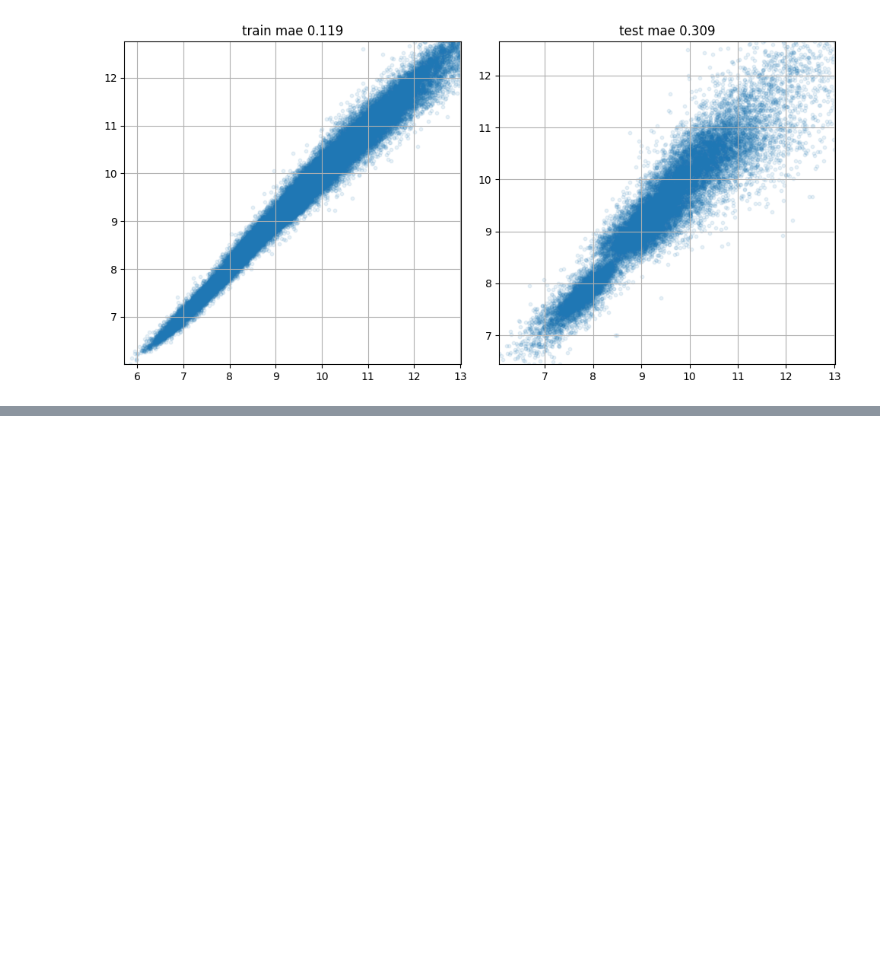
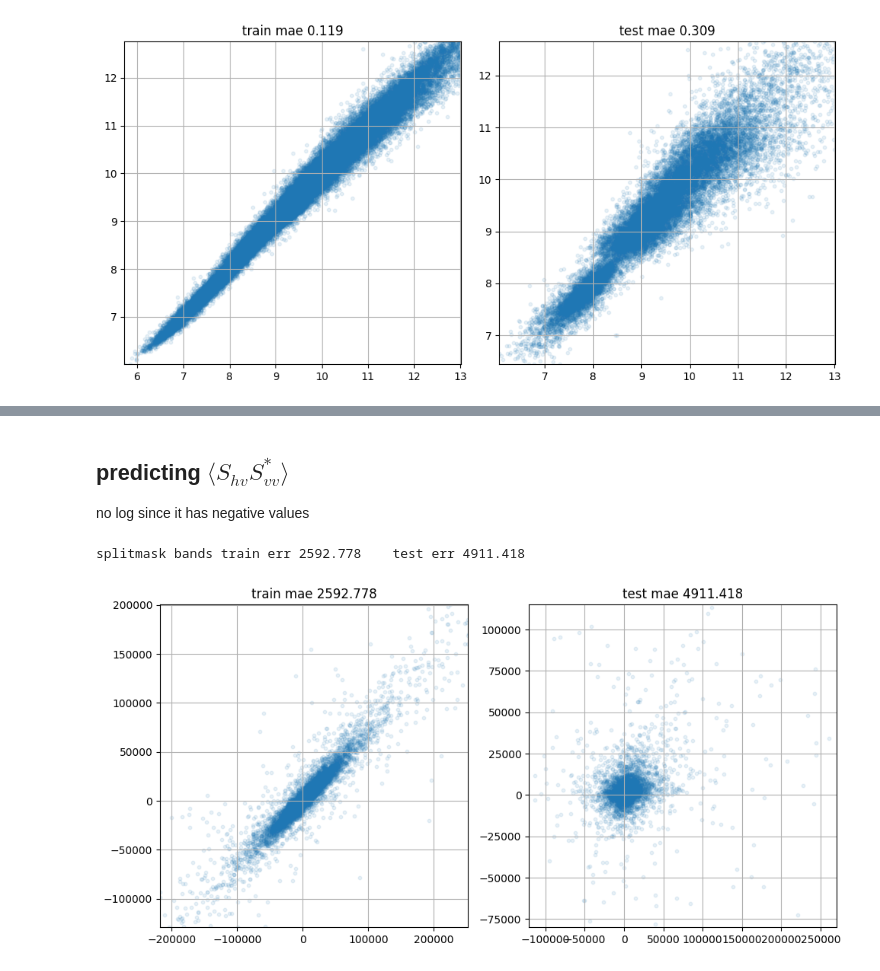
Before and after one commit to aalgo/sar-recovery, a Jupyter notebook: notebooks/07 - RF baseline.ipynb, the cells around one changed output, grey strips where cells are left out. Saved outputs shown, nothing was run; the diff lists cells and outputs as text; code cells hidden in the pictures; blank space fills up the shorter version.

```diff
--- a/notebooks/07 - RF baseline.ipynb
+++ b/notebooks/07 - RF baseline.ipynb
@@ -219,0 +220,13 @@ Text(0.5, 1.0, 'predicting original value')
+# %% [markdown]
+## predicting $\langle S_{hv} S_{vv} ^* \rangle$
+
+no log since it has negative values
+# %%
+t = trainer.Trainer(wcmtr, wcmtr, splitmask_bands,  input_features=['Svv', 'Shv', 'ShvSvv'], feature_to_predict='ShhShv',
+                    fit_log = False).split()
+t.set_estimator(RandomForestRegressor(max_depth=50, n_estimators=50, n_jobs=6)).fit()
+print (f"splitmask bands train err {t.errtr:.3f}    test err {t.errts:.3f}")
+t.plot_predictions(clip_pcts=[0.1,99.9])
+# %% [output]
+splitmask bands train err 2592.778    test err 4911.418
+[figure, added]
```
Also changed, not shown: parts of 12 cells of this notebook.
